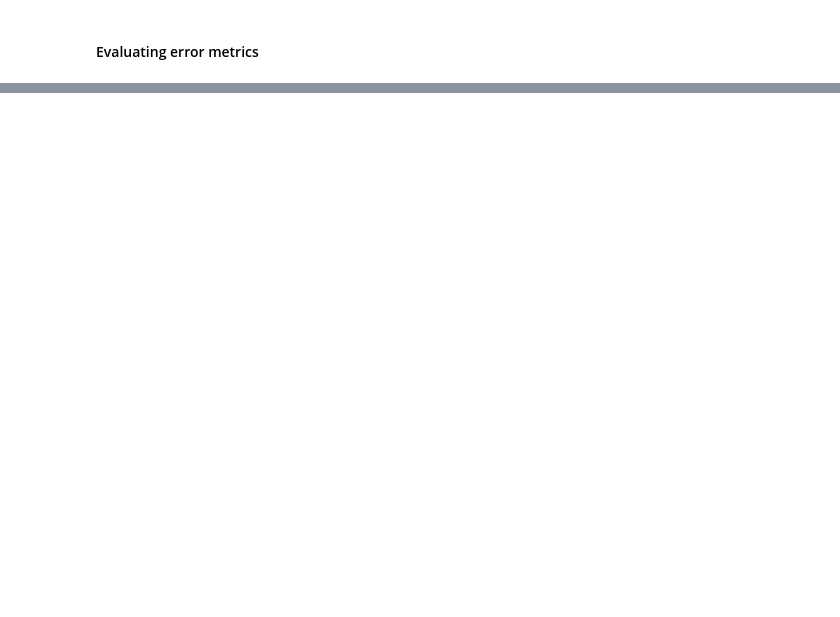
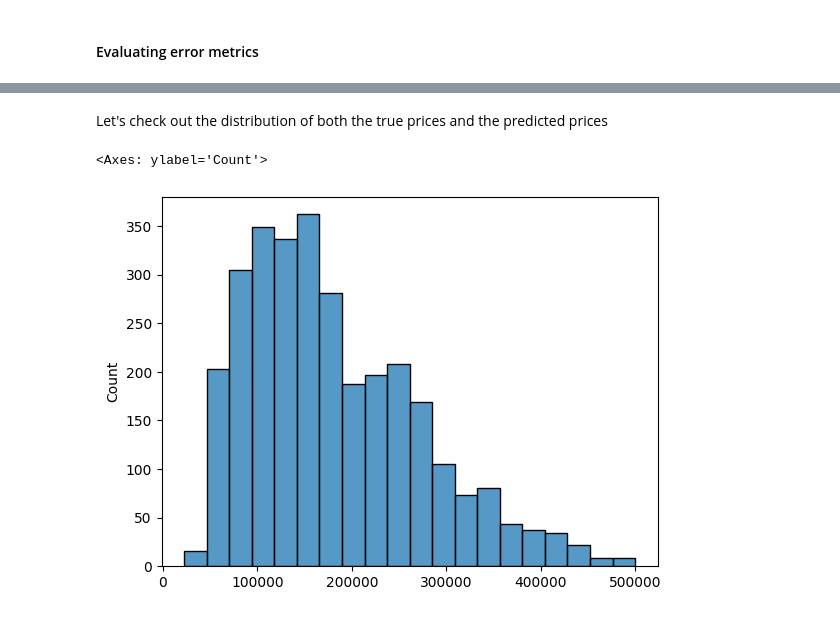
Before and after one commit to mark-torres10/personal_website, a Jupyter notebook: _jupyter/2023-12-22-linear-regression-example.ipynb, the cells around one changed output, grey strips where cells are left out. Drawn from its saved outputs; the diff is of its cells as text; code cells hidden in the pictures; blank space fills up the shorter version.

```diff
--- a/_jupyter/2023-12-22-linear-regression-example.ipynb
+++ b/_jupyter/2023-12-22-linear-regression-example.ipynb
@@ -237,0 +265,27 @@ We want to split up our data into training, validation, and test sets.
+# %%
+# reset the indices of our data
+data = data.reset_index(drop=True)
+# %%
+X_cols = ["housing_median_age", "median_income", "total_rooms"]
+y_col = ["median_house_value"]
+
+X = data[X_cols]
+y = data[y_col]
+# %%
+# shuffle the indices of our data
+all_indices = data.index.values
+np.random.shuffle(all_indices)
+
+# get the indices for the training, validation, and test sets
+training_indices = all_indices[:num_training_rows]
+validation_indices = all_indices[num_training_rows:num_training_rows+num_validation_rows]
+test_indices = all_indices[num_training_rows+num_validation_rows:]
+
+# subset our data into training, validation, and test sets
+X_train = X[X.index.isin(training_indices)]
+X_validation = X[X.index.isin(validation_indices)]
+X_test = X[X.index.isin(test_indices)]
+
+y_train = y[y.index.isin(training_indices)]
+y_validation = y[y.index.isin(validation_indices)]
+y_test = y[y.index.isin(test_indices)]
@@ -249,0 +369,11 @@ Now that we have a working model, we need to check to see if our model does fit
+# %%
+y_validation_true_prices = np.expm1(y_validation)
+y_pred_true_prices = np.expm1(y_pred)
+# %% [markdown]
+Let's check out the distribution of both the true prices and the predicted prices
+# %%
+# true prices
+sns.histplot(y_validation_true_prices.values[:,0], bins=20)
+# %% [output]
+<Axes: ylabel='Count'>
+[figure, added]
```
Also changed, not shown: parts of 47 cells of this notebook, 13 other files.
